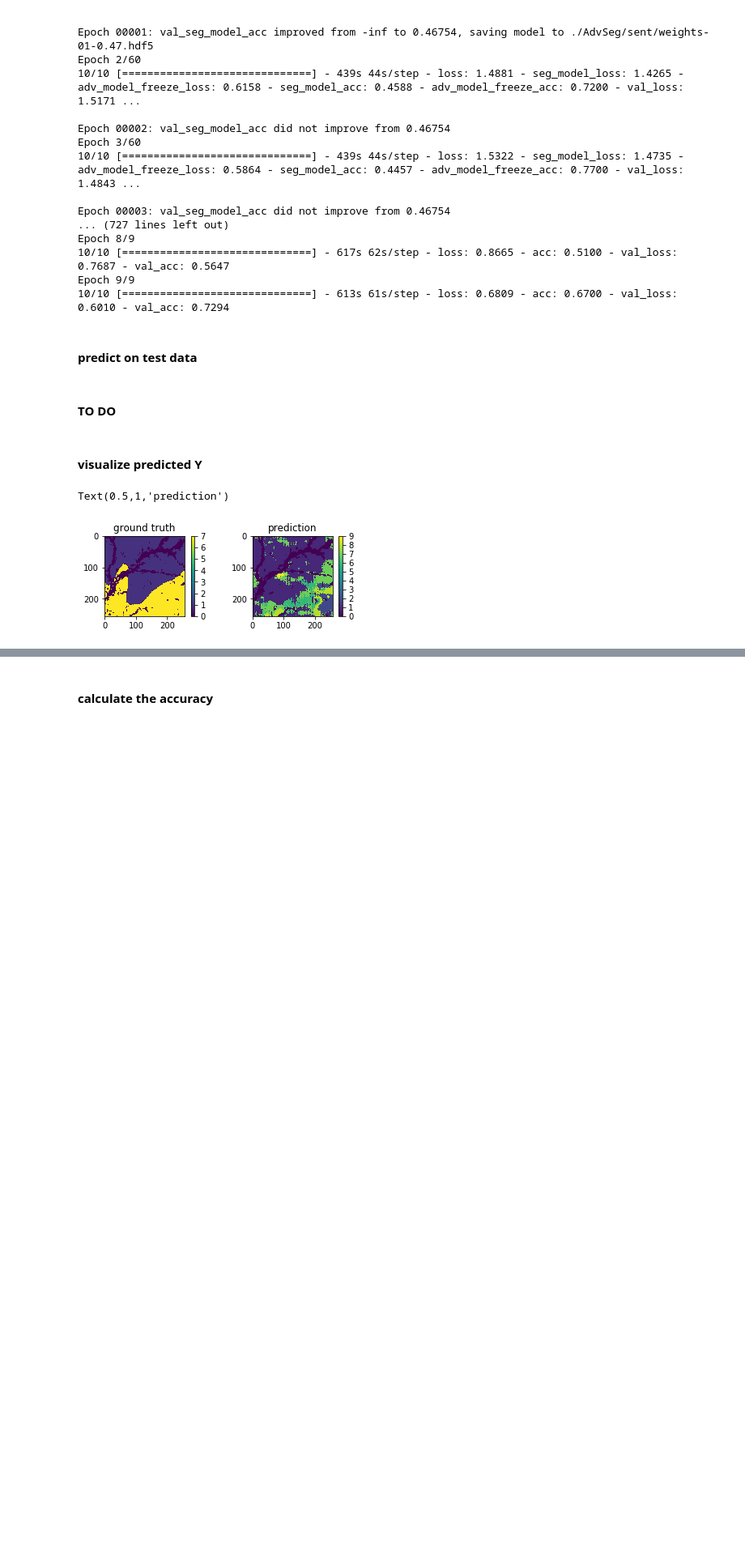
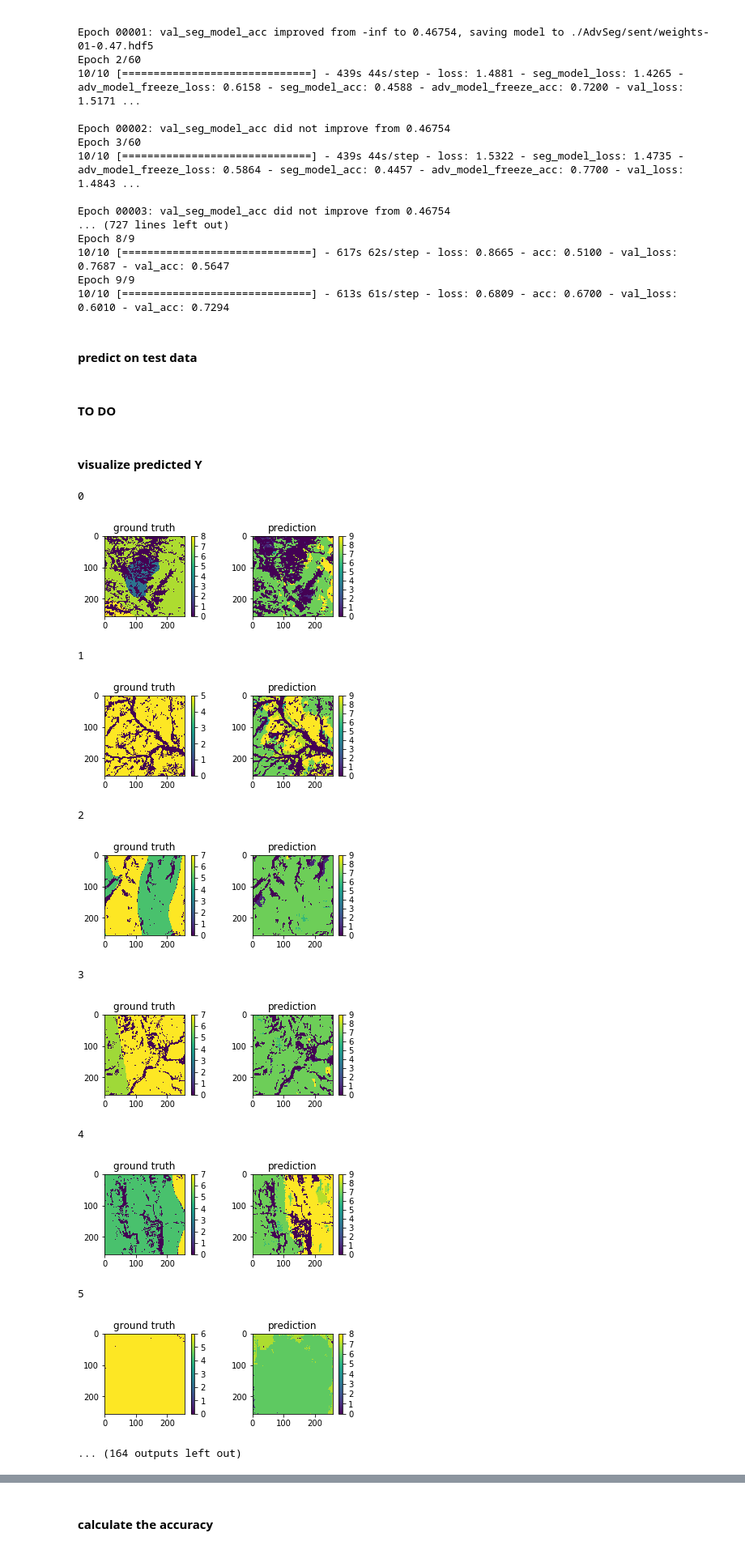
Before and after one commit to chenyz0601/DL-RockClassification, a Jupyter notebook: train.ipynb, the cells around one changed output, grey strips where cells are left out. Shown at 81% size. Cells and saved outputs as stored; diff of their text form; code cells hidden in the pictures; blank space fills up the shorter version.

```diff
--- a/train.ipynb
+++ b/train.ipynb
@@ -138,0 +139,7 @@ Epoch 9/9
+# %%
+s_tst_data.shuffle = False
+sg_tst_data.shuffle = False
+s_tst_X = s_tst_data.getitem(0)[0]
+sg_tst_X = sg_tst_data.getitem(0)[0]
+# %%
+s_tst_true = s_tst_data.getitem(0)[1]
@@ -139,19 +148,38 @@ Epoch 9/9
+# %%
+s_preds = s_conv.predict(s_tst_X)
+sg_preds = sg_conv.predict(sg_tst_X)
 # %% [markdown]
 #### TO DO ####
 # %% [markdown]
 #### visualize predicted Y
 # %%
-idx = 70
-_pred = np.argmax(Y_preds[idx,:,:,:], axis=2)
-_tst = np.argmax(yy[idx,:,:,:], axis=2)
-plt.subplot(221)
-plt.imshow(_tst)
-plt.colorbar()
-plt.title('ground truth')
-plt.subplot(222)
-plt.imshow(_pred)
-plt.colorbar()
-plt.title('prediction')
+def plot_pg(idx, preds, tst_true):
+    _pred = np.argmax(preds[idx,:,:,:], axis=2)
+    _tst = np.argmax(tst_true[idx,:,:,:], axis=2)
+    plt.subplot(221)
+    plt.imshow(_tst)
+    plt.colorbar()
+    plt.title('ground truth')
+    plt.subplot(222)
+    plt.imshow(_pred)
+    plt.colorbar()
+    plt.title('prediction')
+    plt.show()
-# %% [output]
-Text(0.5,1,'prediction')
-[figure, removed]
+# %%
+for i in range(88):
+    print(i)
+    plot_pg(i, s_preds, s_tst_true)
+# %% [output]
+0
+[figure, added]
+1
+[figure, added]
+2
+[figure, added]
+3
+[figure, added]
+4
+[figure, added]
+5
+[figure, added]
+... (164 outputs left out)
```
Also changed, not shown: parts of 18 cells of this notebook, 1 other file.
